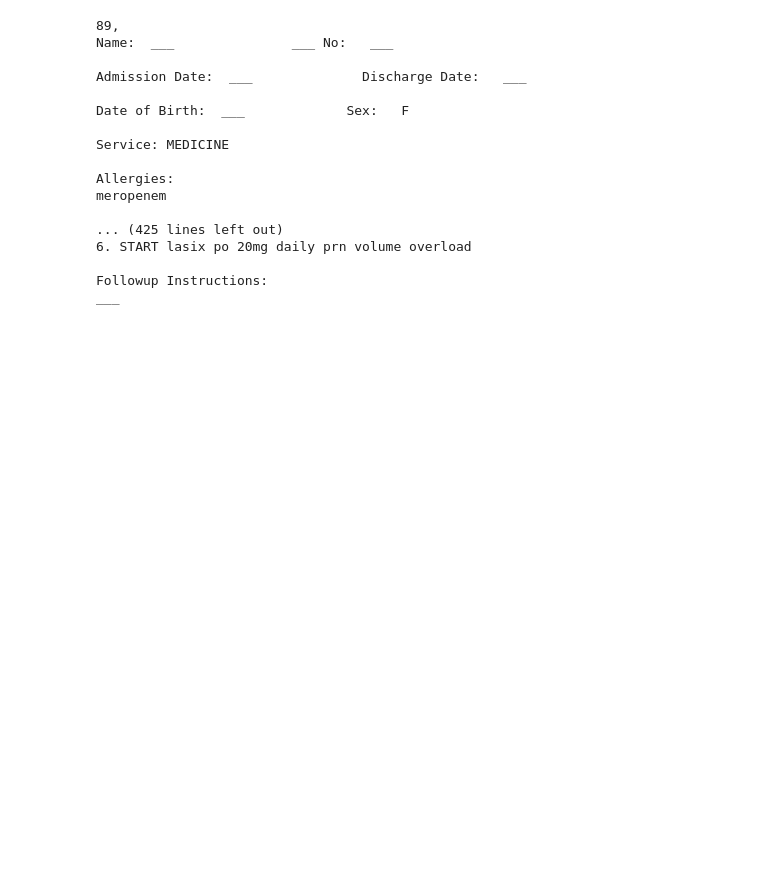
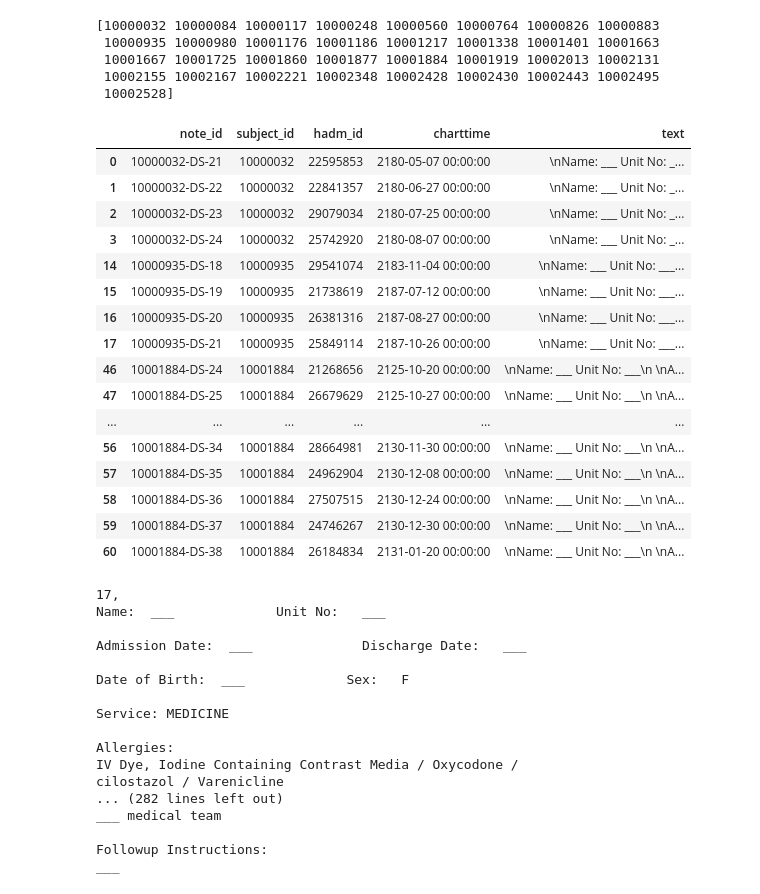
Before and after one commit to AlvaroMontoyaRuiz/Text-Analytics-Final-Project, a Jupyter notebook: Model Filtering/test.ipynb, the cells around one changed output. Cells and saved outputs as stored; diff of their text form; code cells hidden in the pictures; blank space fills up the shorter version.

```diff
--- a/Model Filtering/test.ipynb
+++ b/Model Filtering/test.ipynb
@@ -8,10 +26,45 @@ df.to_json('../Datasets/test.json')
+# %%
+test_list = df["subject_id"].unique()
+print(test_list)
+# %% [output]
+[10000032 10000084 10000117 10000248 10000560 10000764 10000826 10000883
+ 10000935 10000980 10001176 10001186 10001217 10001338 10001401 10001663
+ 10001667 10001725 10001860 10001877 10001884 10001919 10002013 10002131
+ 10002155 10002167 10002221 10002348 10002428 10002430 10002443 10002495
+ 10002528]
+# %%
+patient_list = [10000032, 10000935, 10001884]
+
+patient_df = df[df['subject_id'].isin(patient_list)]
+patient_df = patient_df.drop(['note_type', 'note_seq', 'storetime'], axis=1)
+patient_df
+# %% [output]
+|  | note_id | subject_id | hadm_id | charttime | text |
+| 0 | 10000032-DS-21 | 10000032 | 22595853 | 2180-05-07 00:00:00 | \nName: ___ Unit No: _... |
+| 1 | 10000032-DS-22 | 10000032 | 22841357 | 2180-06-27 00:00:00 | \nName: ___ Unit No: _... |
+| 2 | 10000032-DS-23 | 10000032 | 29079034 | 2180-07-25 00:00:00 | \nName: ___ Unit No: _... |
+| 3 | 10000032-DS-24 | 10000032 | 25742920 | 2180-08-07 00:00:00 | \nName: ___ Unit No: _... |
+| 14 | 10000935-DS-18 | 10000935 | 29541074 | 2183-11-04 00:00:00 | \nName: ___ Unit No: ___... |
+| 15 | 10000935-DS-19 | 10000935 | 21738619 | 2187-07-12 00:00:00 | \nName: ___ Unit No: ___... |
+| 16 | 10000935-DS-20 | 10000935 | 26381316 | 2187-08-27 00:00:00 | \nName: ___ Unit No: ___... |
+| 17 | 10000935-DS-21 | 10000935 | 25849114 | 2187-10-26 00:00:00 | \nName: ___ Unit No: ___... |
+| 46 | 10001884-DS-24 | 10001884 | 21268656 | 2125-10-20 00:00:00 | \nName: ___ Unit No: ___\n \nA... |
+| 47 | 10001884-DS-25 | 10001884 | 26679629 | 2125-10-27 00:00:00 | \nName: ___ Unit No: ___\n \nA... |
+| ... | ... | ... | ... | ... | ... |
+| 56 | 10001884-DS-34 | 10001884 | 28664981 | 2130-11-30 00:00:00 | \nName: ___ Unit No: ___\n \nA... |
+| 57 | 10001884-DS-35 | 10001884 | 24962904 | 2130-12-08 00:00:00 | \nName: ___ Unit No: ___\n \nA... |
+| 58 | 10001884-DS-36 | 10001884 | 27507515 | 2130-12-24 00:00:00 | \nName: ___ Unit No: ___\n \nA... |
+| 59 | 10001884-DS-37 | 10001884 | 24746267 | 2130-12-30 00:00:00 | \nName: ___ Unit No: ___\n \nA... |
+| 60 | 10001884-DS-38 | 10001884 | 26184834 | 2131-01-20 00:00:00 | \nName: ___ Unit No: ___\n \nA... |
 # %%
-random = rnd.randint(1,rows)
-test_cell = df.iloc[random, 7]
+random = rnd.randint(1,len(patient_df))
+
+test_cell = patient_df.iloc[random, 4]
+
 print(f"{random}, {test_cell}")
 # %% [output]
-89,
-Name:  ___               ___ No:   ___
+17,
+Name:  ___             Unit No:   ___
 
 Admission Date:  ___              Discharge Date:   ___
 
@@ -20,10 +73,10 @@ Date of Birth:  ___             Sex:   F
 Service: MEDICINE
 
 Allergies:
-meropenem
-
-... (425 lines left out)
-6. START lasix po 20mg daily prn volume overload
+IV Dye, Iodine Containing Contrast Media / Oxycodone /
+cilostazol / Varenicline
+... (282 lines left out)
+___ medical team
 
 Followup Instructions:
 ___
```
Also changed, not shown: parts of 3 cells of this notebook.
